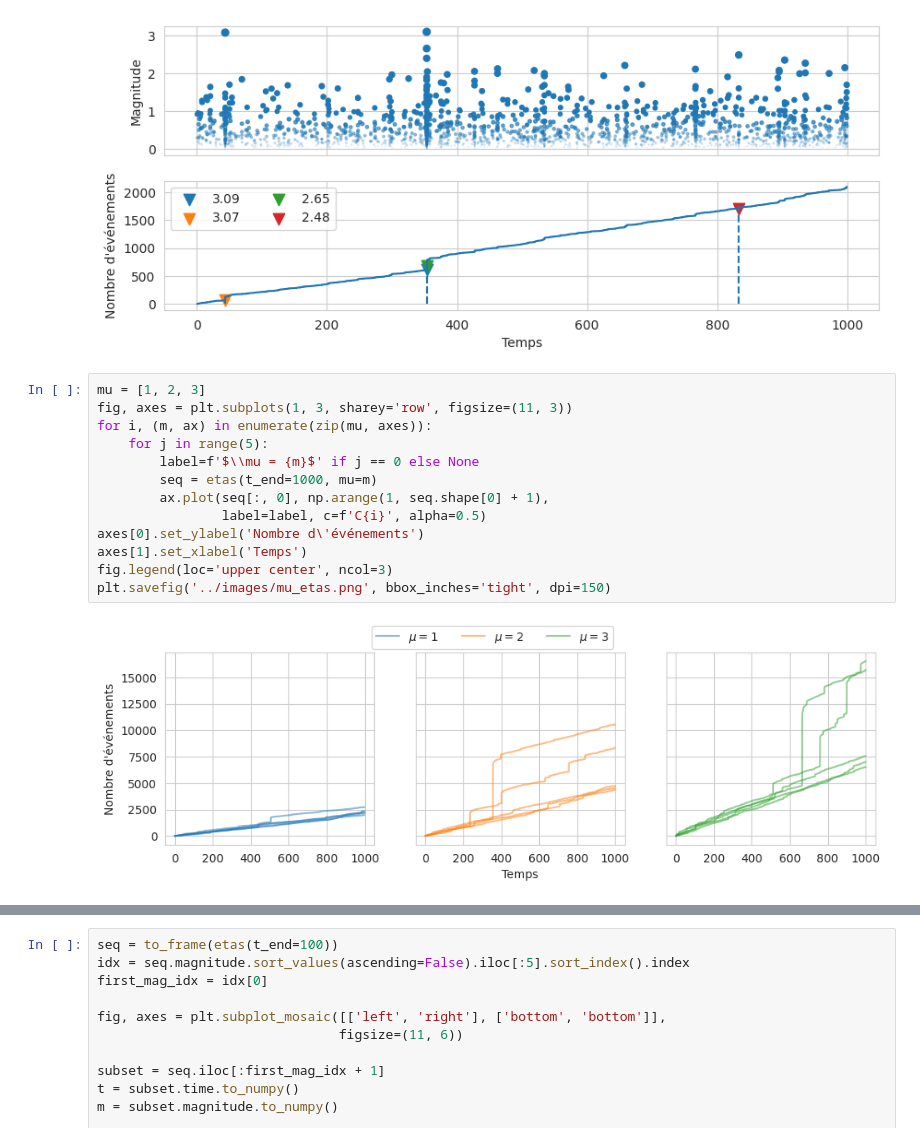
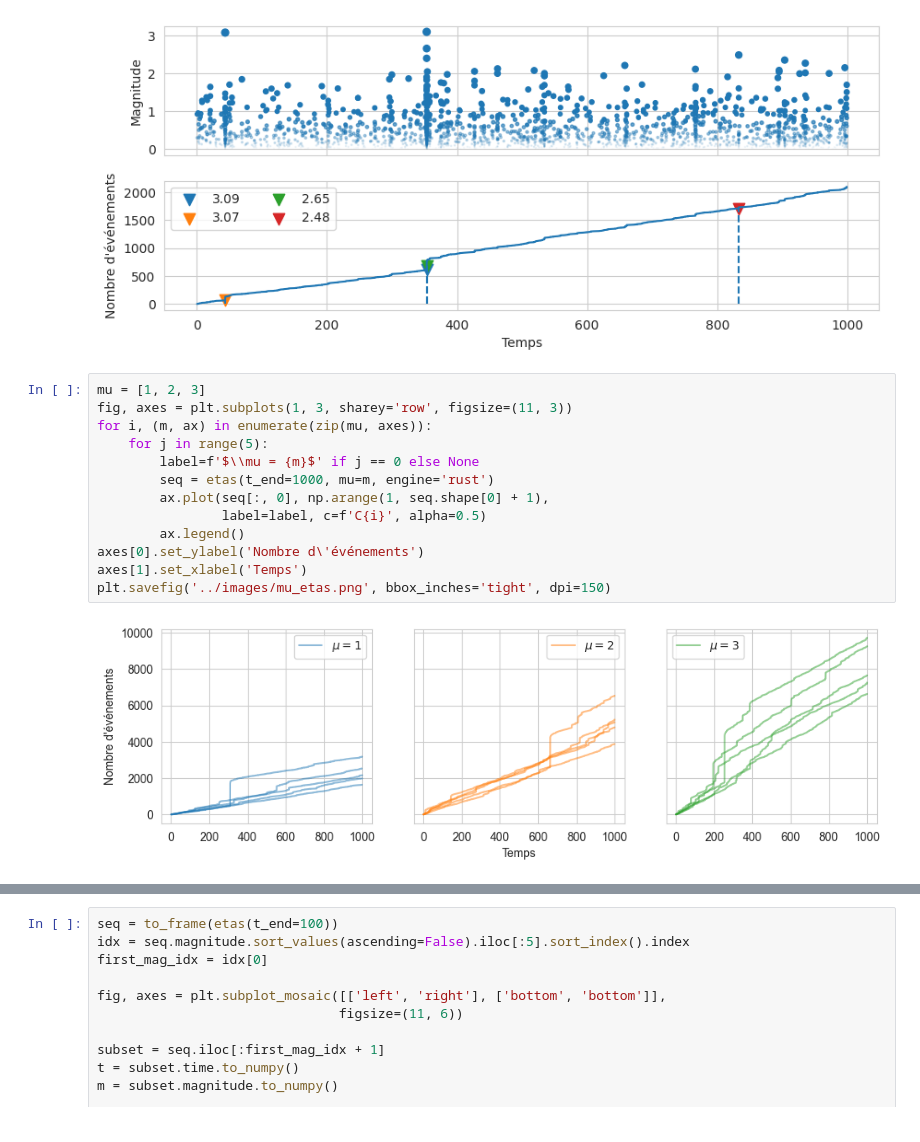
Before and after one commit to alphonsepaix/recast, a Jupyter notebook: notebooks/figures.ipynb, the cells around one changed output, grey strips where cells are left out. Cells and saved outputs as stored; diff of their text form.

```diff
--- a/notebooks/figures.ipynb
+++ b/notebooks/figures.ipynb
@@ -388,18 +388,18 @@ plt.show()
 # %%
 mu = [1, 2, 3]
 fig, axes = plt.subplots(1, 3, sharey='row', figsize=(11, 3))
 for i, (m, ax) in enumerate(zip(mu, axes)):
     for j in range(5):
         label=f'$\\mu = {m}$' if j == 0 else None
-        seq = etas(t_end=1000, mu=m)
+        seq = etas(t_end=1000, mu=m, engine='rust')
         ax.plot(seq[:, 0], np.arange(1, seq.shape[0] + 1),
                 label=label, c=f'C{i}', alpha=0.5)
+        ax.legend()
 axes[0].set_ylabel('Nombre d\'événements')
 axes[1].set_xlabel('Temps')
-fig.legend(loc='upper center', ncol=3)
 plt.savefig('../images/mu_etas.png', bbox_inches='tight', dpi=150)
 # %% [output]
-[figure, old version]
+[figure, new version]
 # %%
 bar_n = [0.6, 0.8, 0.95]
 fig, axes = plt.subplots(1, 3, sharey='row', figsize=(11, 3))
```
Also changed, not shown: parts of 2 cells of this notebook, 3 other files.
